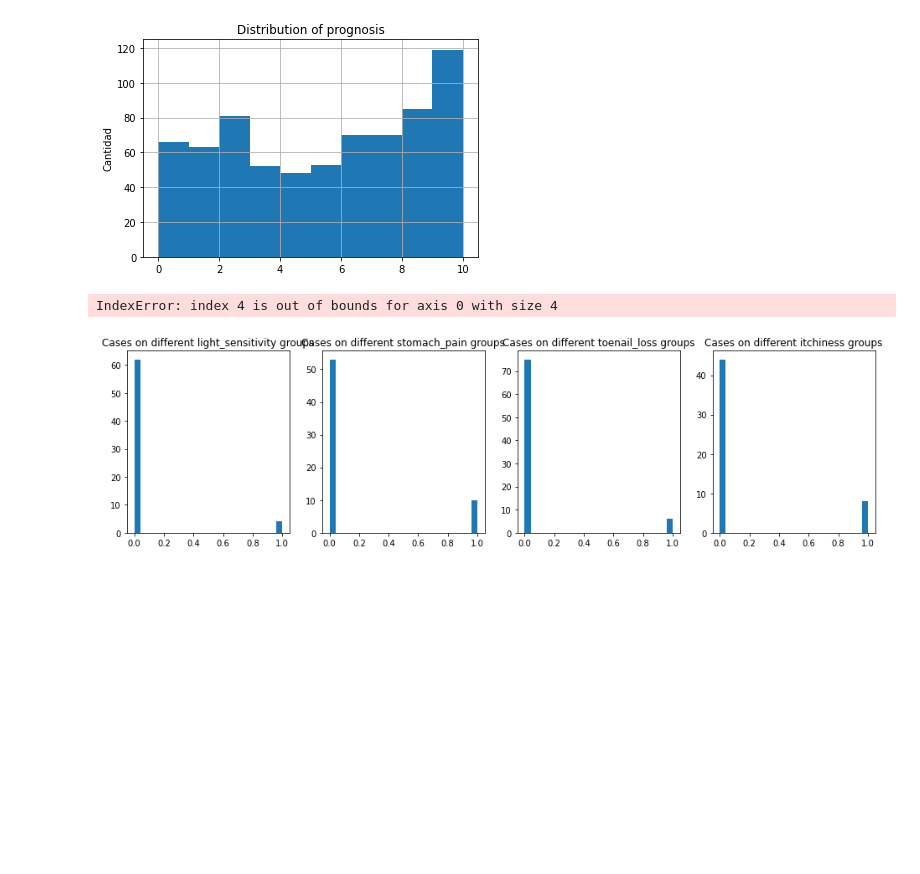
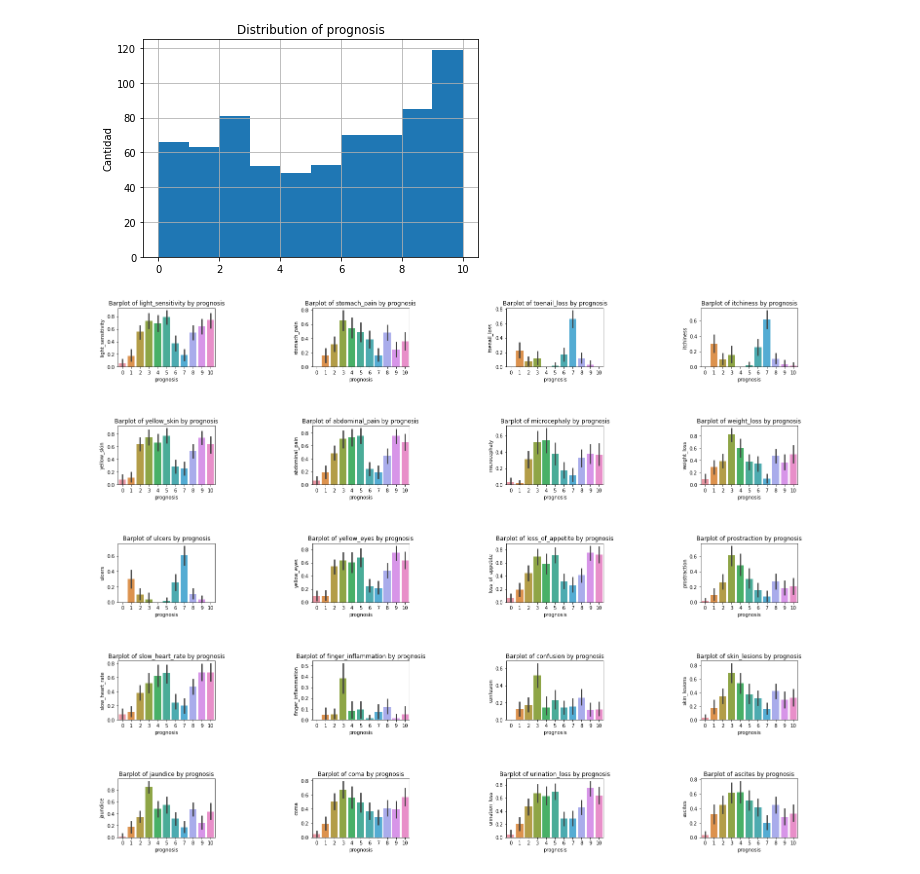
Before and after one commit to fruizg/ReconocimientoDePatrones, a Jupyter notebook: Challenges/Challenge3/Challenge3.ipynb, the cells around one changed output. Drawn from its saved outputs; the diff is of its cells as text; code cells hidden in the pictures; blank space fills up the shorter version.

```diff
--- a/Challenges/Challenge3/Challenge3.ipynb
+++ b/Challenges/Challenge3/Challenge3.ipynb
@@ -178,15 +178,20 @@ plt.ylabel("Cantidad")
 plt.show()
 # %% [output]
 [figure]
-# %%
-fig, axs = plt.subplots(1, 4, figsize=(16, 4))
-count = 0
-for col in df_new.columns:
-    aux = df_new[df_new["prognosis"] == count]
-    axs[count].hist(aux[col], bins=25)
-    axs[count].set_title(('Cases on different ' +  col + ' groups'))
-    count += 1
-    plt.show()
-# %% [output]
-IndexError: index 4 is out of bounds for axis 0 with size 4
-[figure, removed]
+# %%
+fig, axs = plt.subplots(5, 4, figsize=(25, 20))
+plt.subplots_adjust(hspace=1, wspace=1)
+list_aux = []
+for i in range(0,5):
+    for j in range(0,4):
+        for col in df_new.columns:
+            if col != 'prognosis' and col not in list_aux:
+                sns.barplot(ax = axs[i,j], x='prognosis',y= col ,data=df_new)
+                axs[i,j].set_title(f'Barplot of { col } by prognosis')
+                plt.xlabel('prognosis')
+                #plt.ylabel(col)
+                list_aux.append(col)
+                break
+plt.show()
+# %% [output]
+[figure, added]
```
Also changed, not shown: parts of 4 cells of this notebook.
